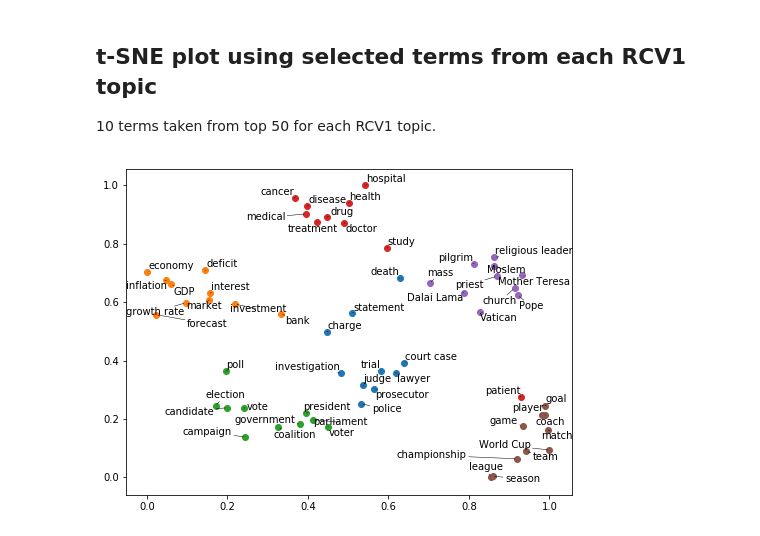
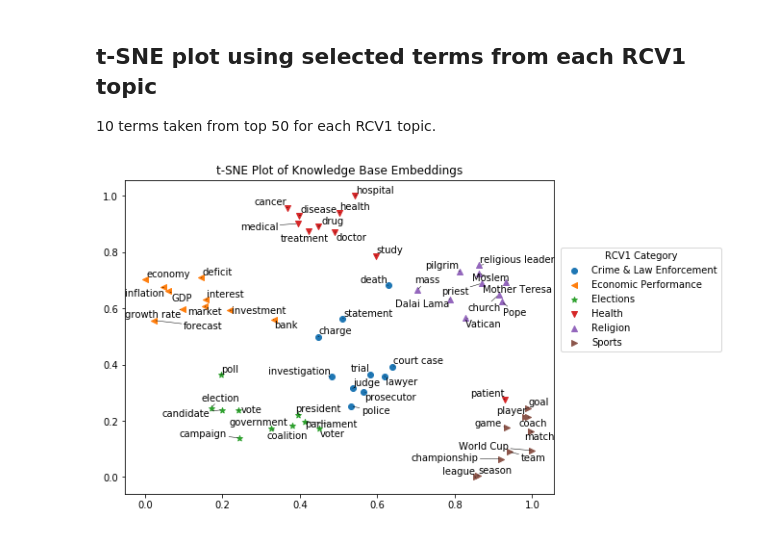
Before and after one commit to dscook/topic-classification-with-kbs, a Jupyter notebook: rcv1/word_embedding_analysis.ipynb, the cells around one changed output. Cells and saved outputs as stored; diff of their text form; code cells hidden in the pictures.

```diff
--- a/rcv1/word_embedding_analysis.ipynb
+++ b/rcv1/word_embedding_analysis.ipynb
@@ -368,37 +368,43 @@ all_terms_embedded = np.array(all_terms_embedded)
 # %%
 # Perform the t-SNE optimisation
 tsne = manifold.TSNE(n_components=2, init='pca', metric='cosine', learning_rate=40.0, random_state=42)
 X = tsne.fit_transform(all_terms_embedded)
 
 # Do the t-SNE plot
 x_min, x_max = np.min(X, 0), np.max(X, 0)
 X_normalised = (X - x_min) / (x_max - x_min)
 
 crime_law_indexes = slice(0, 10, 1)
 economic_indexes = slice(10, 20, 1)
 elections_indexes = slice(20, 30, 1)
 health_indexes = slice(30, 40, 1)
 religion_indexes = slice(40, 50, 1)
 sports_indexes = slice(50, 60, 1)
 
 texts = []
 fig, ax = plt.subplots(figsize=(8,6))
 
-def plot_topic(indexes, terms):
-    ax.scatter(X_normalised[indexes, 0], X_normalised[indexes, 1])
+def plot_topic(indexes, terms, label, marker):
+    ax.scatter(X_normalised[indexes, 0], X_normalised[indexes, 1], label=label, marker=marker)
     for i, term in enumerate(terms):
         texts.append(ax.text(X_normalised[indexes.start+i, 0], X_normalised[indexes.start+i, 1], term))
 
-plot_topic(crime_law_indexes, crime_law_terms)
-plot_topic(economic_indexes, economic_terms)
-plot_topic(elections_indexes, elections_terms)
-plot_topic(health_indexes, health_terms)
-plot_topic(religion_indexes, religion_terms)
-plot_topic(sports_indexes, sports_terms)
+plot_topic(crime_law_indexes, crime_law_terms, 'Crime & Law Enforcement', 'o')
+plot_topic(economic_indexes, economic_terms, 'Economic Performance', '<')
+plot_topic(elections_indexes, elections_terms, 'Elections', '*')
+plot_topic(health_indexes, health_terms, 'Health', 'v')
+plot_topic(religion_indexes, religion_terms, 'Religion', '^')
+plot_topic(sports_indexes, sports_terms, 'Sports', '>')
 
 # Move the phrase labels arounds so they don't collide
 adjust_text(texts, arrowprops=dict(arrowstyle="-", color='k', lw=0.5))
 
+chartBox = ax.get_position()
+ax.set_position([chartBox.x0, chartBox.y0, chartBox.width, chartBox.height])
+ax.legend(bbox_to_anchor=(1.4, 0.8), shadow=False, ncol=1, title='RCV1 Category')
+
+plt.title('t-SNE Plot of Knowledge Base Embeddings')
+plt.savefig('t_sne.pdf', bbox_inches='tight')
 plt.show()
 # %% [output]
-[figure, old version]
+[figure, new version]
```
